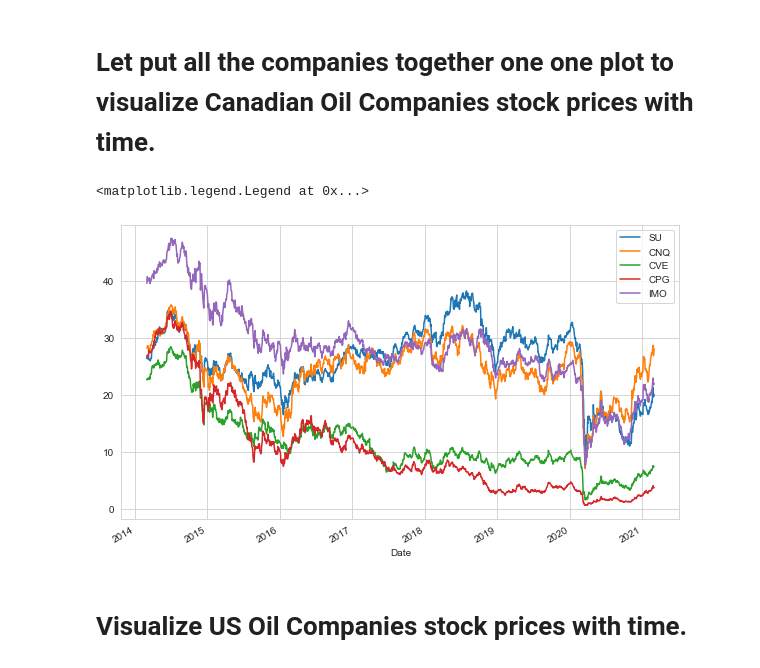
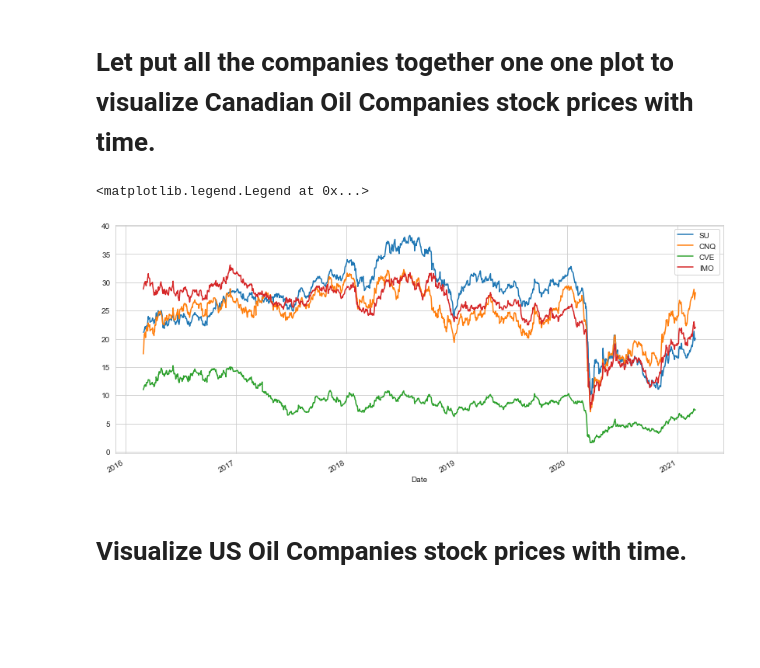
Before and after one commit to vadimsavenkov/Stock-Price-Analysis, a Jupyter notebook: Stock_Analysis.ipynb, the cells around one changed output. Drawn from its saved outputs; the diff is of its cells as text; code cells hidden in the pictures; blank space fills up the shorter version.

```diff
--- a/Stock_Analysis.ipynb
+++ b/Stock_Analysis.ipynb
@@ -27,13 +27,13 @@ sns.set_style('whitegrid')
 # %% [markdown]
 # Use Pandas Web Datareader to download the stocks prices for large Alberta oil producers from Yahoo Finance
 # %%
-start = datetime.datetime(2014, 3, 1)
+start = datetime.datetime(2016, 3, 1)
 end = datetime.datetime(2021, 3, 1)
 
 Suncor = web.DataReader("SU", 'yahoo', start, end)
 CNRL = web.DataReader("CNQ", 'yahoo', start, end)
 Cenovus = web.DataReader("CVE", 'yahoo', start, end)
-CrescentPoint = web.DataReader("CPG", 'yahoo', start, end)
+#CrescentPoint = web.DataReader("CPG", 'yahoo', start, end)
 Imperial = web.DataReader("IMO", 'yahoo', start, end)
 # %% [markdown]
 # Download the stocks prices for large US oil producers
@@ -69,9 +69,9 @@ Chevron.tail()
 # Concatinate all datasets into a single dataset 'cop' for canadian oil producers and check the head of the dataset
 # %%
 #stocks list for combined dataset
-CAD_stocks = ["SU", "CNQ", "CVE", "CPG", "IMO"]
+CAD_stocks = ["SU", "CNQ", "CVE", "IMO"]
 #concatinating data into Canadian Oil Producers
-cop = pd.concat([Suncor, CNRL, Cenovus, CrescentPoint, Imperial], axis=1, keys=CAD_stocks)
+cop = pd.concat([Suncor, CNRL, Cenovus, Imperial], axis=1, keys=CAD_stocks)
 cop.head()
 # %% [output]
 |  | SU |  |  |  |  |  | CNQ |  |  |  | ... | ... |
@@ -215,11 +211,11 @@ plt.tight_layout()
 # Let put all the companies together one one plot to visualize Canadian Oil Companies stock prices with time.
 # %%
 for stock in CAD_stocks:
-    cop[stock]['Adj Close'].plot(figsize=(10,6),label=stock)
+    cop[stock]['Adj Close'].plot(figsize=(14,6),label=stock)
 plt.legend()
 # %% [output]
 <matplotlib.legend.Legend at 0x...>
-[figure, old version]
+[figure, new version]
 # %% [markdown]
 # Visualize US Oil Companies stock prices with time.
 # %%
```
Also changed, not shown: parts of 39 cells of this notebook.
